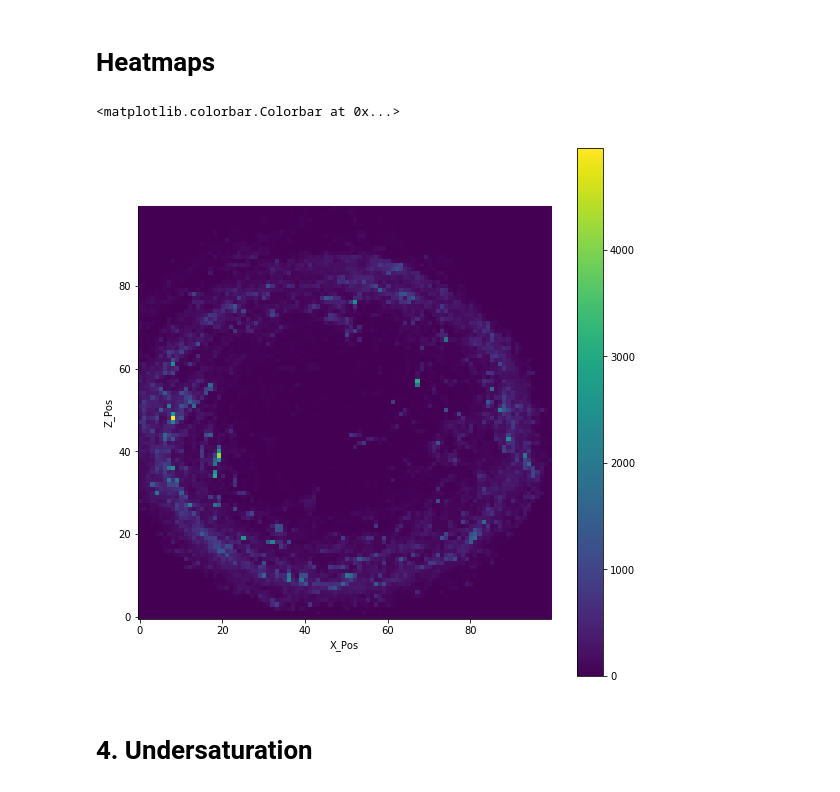
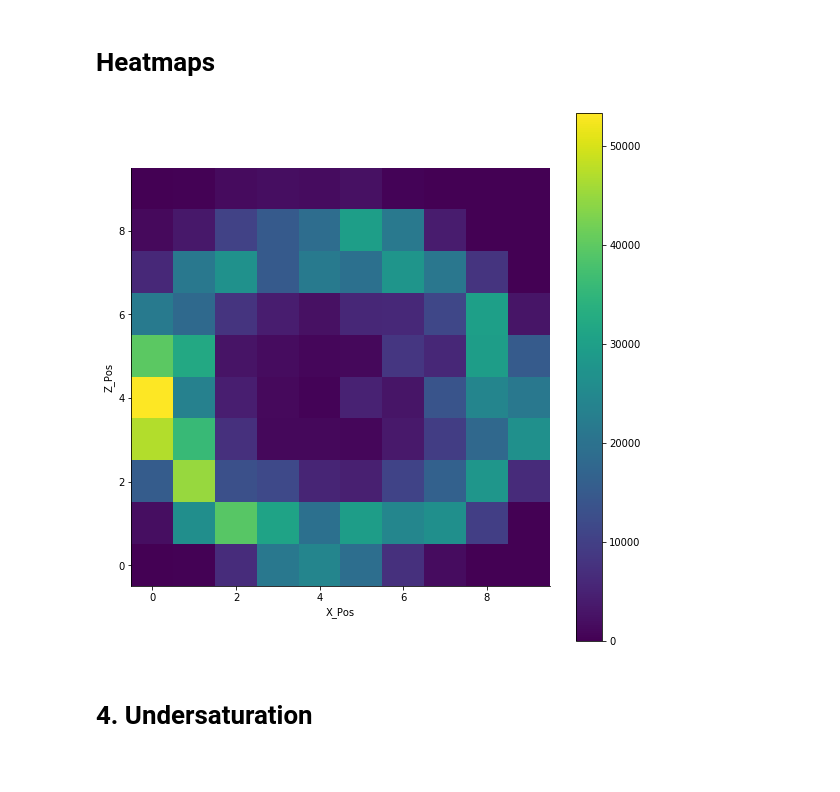
Before and after one commit to alTeska/data_visualization_talk, a Jupyter notebook: data_talk.ipynb, the cells around one changed output. Saved outputs shown, nothing was run; the diff lists cells and outputs as text; code cells hidden in the pictures.

```diff
--- a/data_talk.ipynb
+++ b/data_talk.ipynb
@@ -307,11 +317,10 @@ def make_heatmap(x, y, bins=20, cmap='viridis', **kwargs):
     return plt.imshow(hist, cmap=cmap, origin='lower')
 # %%
 g = sns.FacetGrid(data=dfrat, size=8)
-g.map(make_heatmap,'X_Pos','Z_Pos', bins=100);
-plt.colorbar()
+g.map(make_heatmap,'X_Pos','Z_Pos', bins=10);
+plt.colorbar();
 # %% [output]
-<matplotlib.colorbar.Colorbar at 0x...>
-[figure, old version]
+[figure, new version]
 # %% [markdown]
 # 4. Undersaturation
 # %%
```
Also changed, not shown: parts of 11 cells of this notebook, 3 other files.
